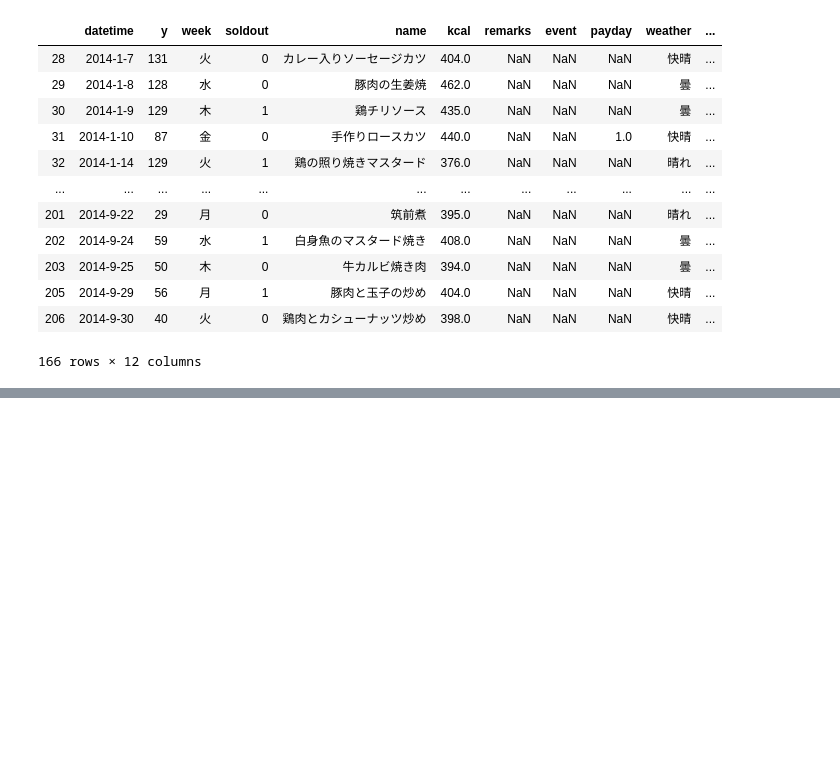
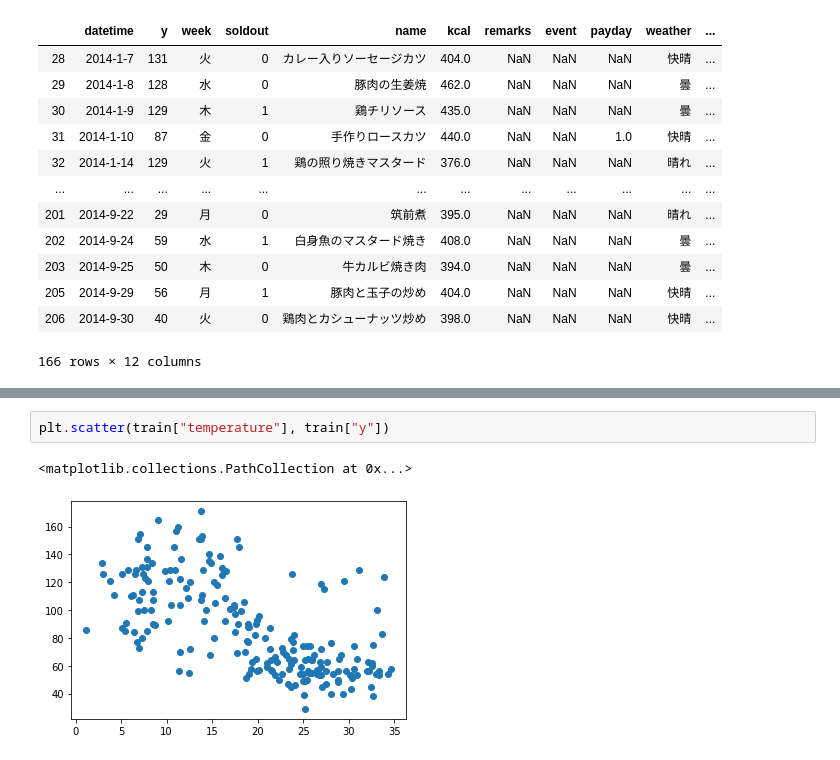
Before and after one commit to ducksfrogs/jpObent, a Jupyter notebook: jup/欠損と相関.ipynb, the cells around one changed output, grey strips where cells are left out. Cells and saved outputs as stored; diff of their text form; blank space fills up the shorter version.

```diff
--- a/jup/欠損と相関.ipynb
+++ b/jup/欠損と相関.ipynb
@@ -104,0 +117,5 @@ Name: precipitation, dtype: int64
+# %%
+plt.scatter(train["temperature"], train["y"])
+# %% [output]
+<matplotlib.collections.PathCollection at 0x...>
+[figure, added]
```
Also changed, not shown: parts of 3 cells of this notebook, 3 other files.
